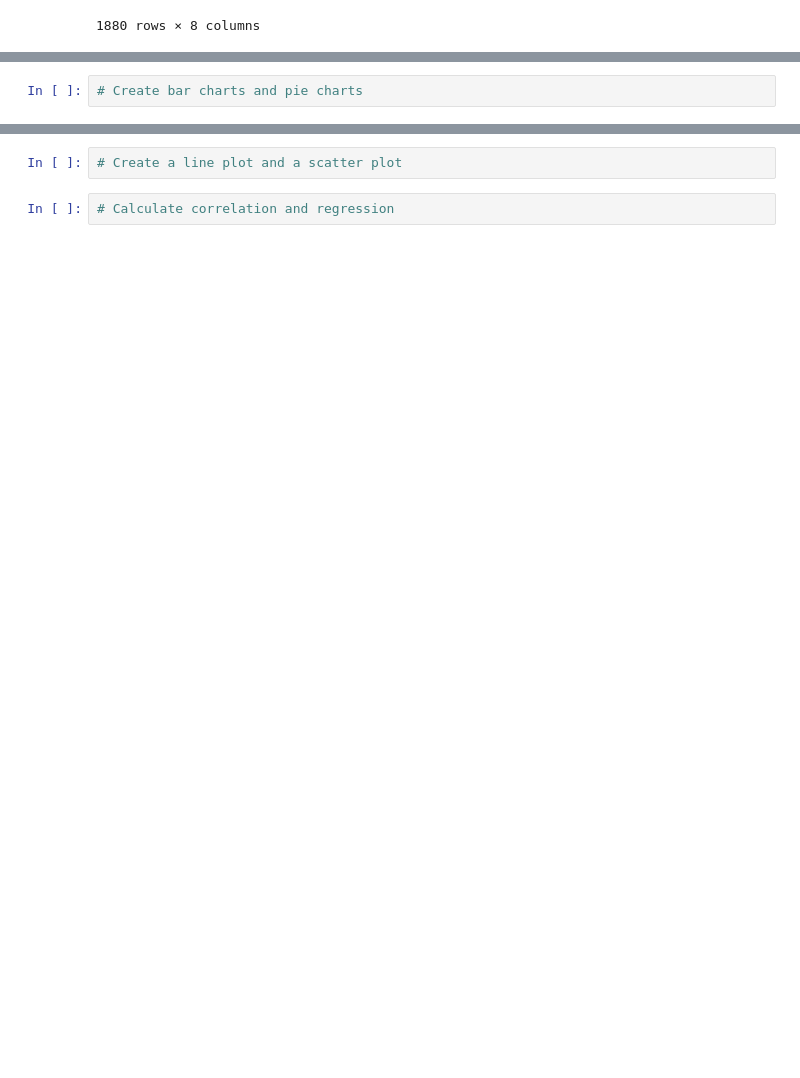
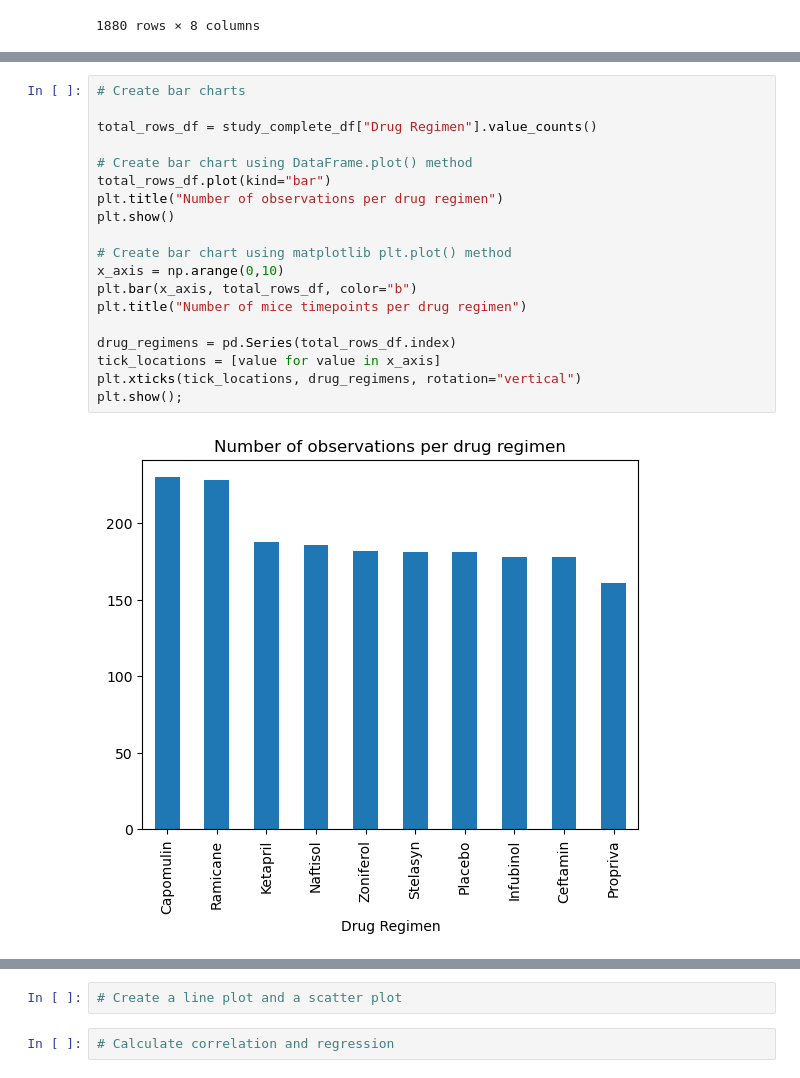
Before and after one commit to kevinzhouhogwarts/Pymaceuticals, a Jupyter notebook: pymaceuticals_assignment.ipynb, the cells around one changed output, grey strips where cells are left out. Cells and saved outputs as stored; diff of their text form; blank space fills up the shorter version.

```diff
--- a/pymaceuticals_assignment.ipynb
+++ b/pymaceuticals_assignment.ipynb
@@ -86,2 +136,21 @@ Mice with duplicate timepoint data: ['g989']
 # %%
-# Create bar charts and pie charts
+# Create bar charts
+
+total_rows_df = study_complete_df["Drug Regimen"].value_counts()
+
+# Create bar chart using DataFrame.plot() method
+total_rows_df.plot(kind="bar")
+plt.title("Number of observations per drug regimen")
+plt.show()
+
+# Create bar chart using matplotlib plt.plot() method
+x_axis = np.arange(0,10)
+plt.bar(x_axis, total_rows_df, color="b")
+plt.title("Number of mice timepoints per drug regimen")
+
+drug_regimens = pd.Series(total_rows_df.index)
+tick_locations = [value for value in x_axis]
+plt.xticks(tick_locations, drug_regimens, rotation="vertical")
+plt.show();
+# %% [output]
+[figure, added]
```
Also changed, not shown: parts of 5 cells of this notebook.
